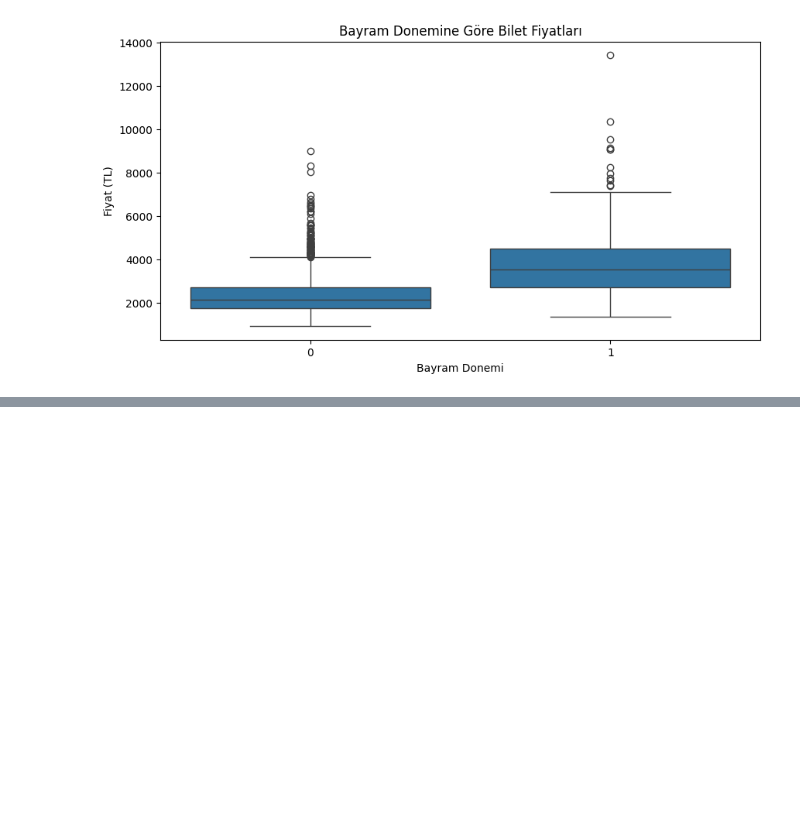
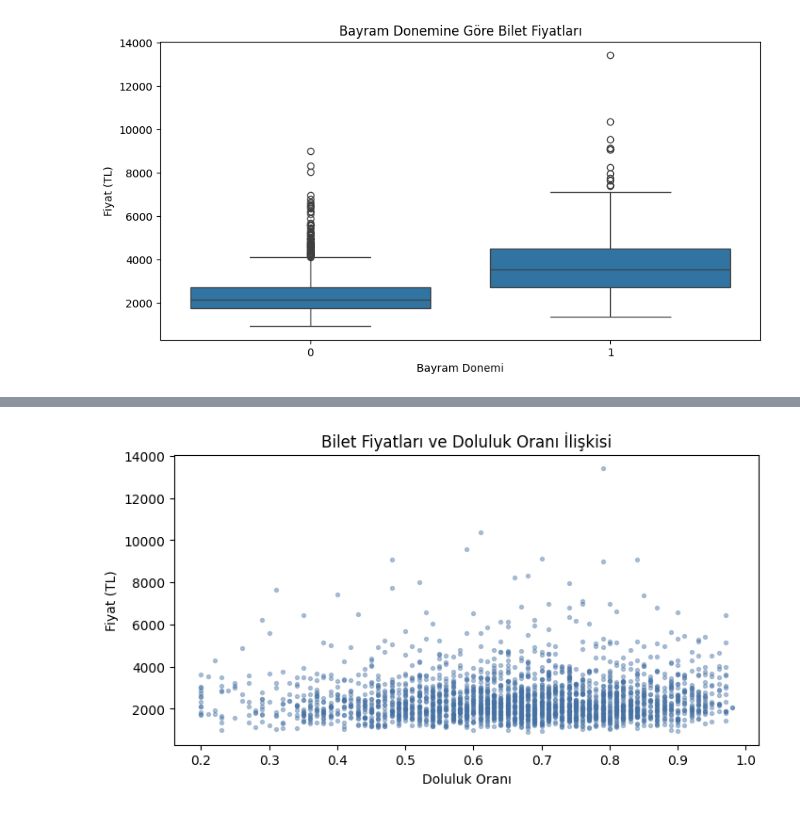
Before and after one commit to europecodingschool/ECS---VB---YZ---08.26, a Jupyter notebook: VB_YZ_Ders_16_.ipynb, the cells around one changed output, grey strips where cells are left out. Saved outputs shown, nothing was run; the diff lists cells and outputs as text; code cells hidden in the pictures; blank space fills up the shorter version.

```diff
--- a/VB_YZ_Ders_16_.ipynb
+++ b/VB_YZ_Ders_16_.ipynb
@@ -141,0 +172,9 @@ plt.show()
+# %%
+plt.figure(figsize=(8,4))
+plt.scatter(veri["doluluk_orani"], veri["fiyat_tl"], color="#4671A3", s=8, alpha=0.4)
+plt.title("Bilet Fiyatları ve Doluluk Oranı İlişkisi")
+plt.xlabel("Doluluk Oranı")
+plt.ylabel("Fiyat (TL)")
+plt.show() # grafikte belirgin bir desen yok. Doluluk oranı artıkça veya azaldıkça fiyatta bir değişm var demek doğru olmaz.
+# %% [output]
+[figure, added]
```
Also changed, not shown: parts of 11 cells of this notebook.
